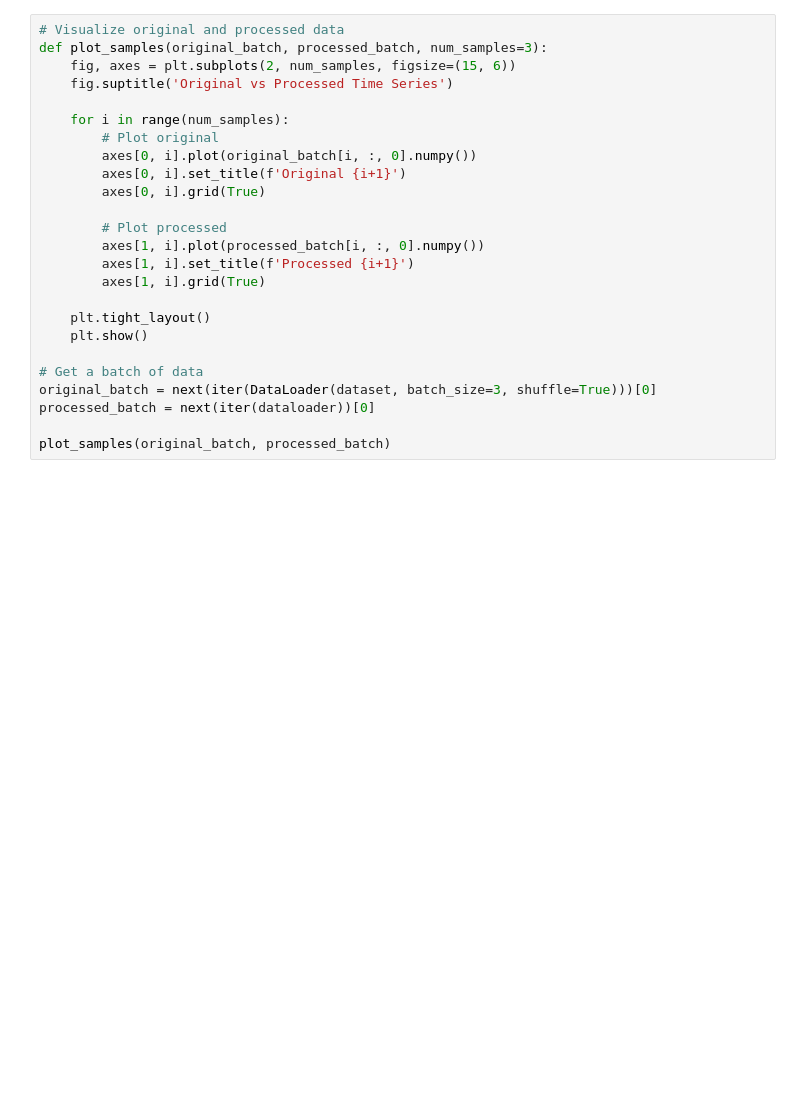
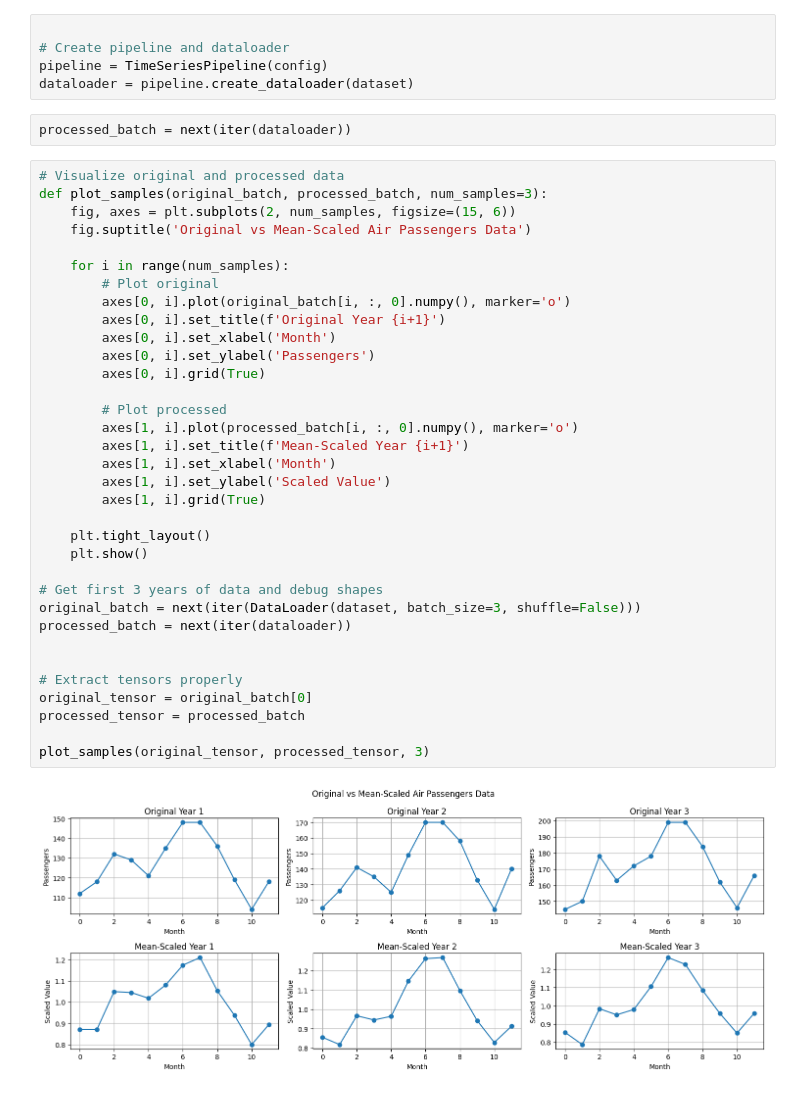
Before and after one commit to TimeBinFM/data, a Jupyter notebook: notebooks/visualize_pipeline.ipynb, the cells around one changed output. Drawn from its saved outputs; the diff is of its cells as text; blank space fills up the shorter version.

```diff
--- a/notebooks/visualize_pipeline.ipynb
+++ b/notebooks/visualize_pipeline.ipynb
@@ -95,25 +67,43 @@ dataloader = pipeline.create_dataloader(dataset)
+# %%
+
+# Create pipeline and dataloader
+pipeline = TimeSeriesPipeline(config)
+dataloader = pipeline.create_dataloader(dataset)
+# %%
+processed_batch = next(iter(dataloader))
 # %%
 # Visualize original and processed data
 def plot_samples(original_batch, processed_batch, num_samples=3):
     fig, axes = plt.subplots(2, num_samples, figsize=(15, 6))
-    fig.suptitle('Original vs Processed Time Series')
+    fig.suptitle('Original vs Mean-Scaled Air Passengers Data')
 
     for i in range(num_samples):
         # Plot original
-        axes[0, i].plot(original_batch[i, :, 0].numpy())
-        axes[0, i].set_title(f'Original {i+1}')
+        axes[0, i].plot(original_batch[i, :, 0].numpy(), marker='o')
+        axes[0, i].set_title(f'Original Year {i+1}')
+        axes[0, i].set_xlabel('Month')
+        axes[0, i].set_ylabel('Passengers')
         axes[0, i].grid(True)
 
         # Plot processed
-        axes[1, i].plot(processed_batch[i, :, 0].numpy())
-        axes[1, i].set_title(f'Processed {i+1}')
+        axes[1, i].plot(processed_batch[i, :, 0].numpy(), marker='o')
+        axes[1, i].set_title(f'Mean-Scaled Year {i+1}')
+        axes[1, i].set_xlabel('Month')
+        axes[1, i].set_ylabel('Scaled Value')
         axes[1, i].grid(True)
 
     plt.tight_layout()
     plt.show()
 
-# Get a batch of data
-original_batch = next(iter(DataLoader(dataset, batch_size=3, shuffle=True)))[0]
-processed_batch = next(iter(dataloader))[0]
+# Get first 3 years of data and debug shapes
+original_batch = next(iter(DataLoader(dataset, batch_size=3, shuffle=False)))
+processed_batch = next(iter(dataloader))
 
-plot_samples(original_batch, processed_batch)
+
+# Extract tensors properly
+original_tensor = original_batch[0]
+processed_tensor = processed_batch
+
+plot_samples(original_tensor, processed_tensor, 3)
+# %% [output]
+[figure, added]
```
Also changed, not shown: parts of 5 cells of this notebook, 7 other files.
